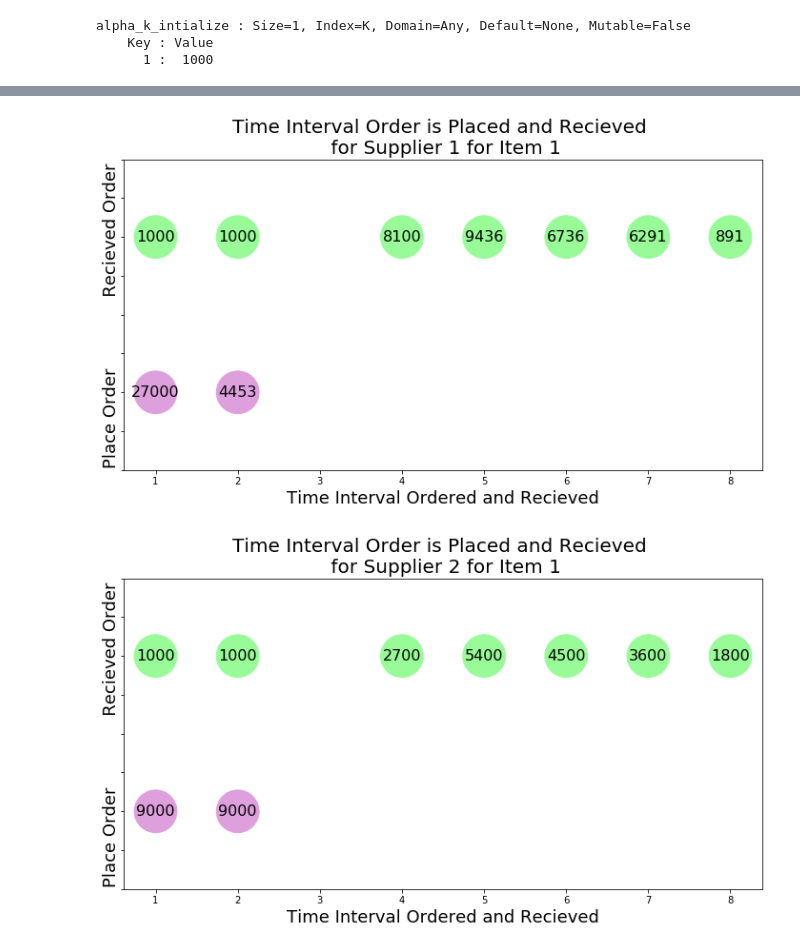
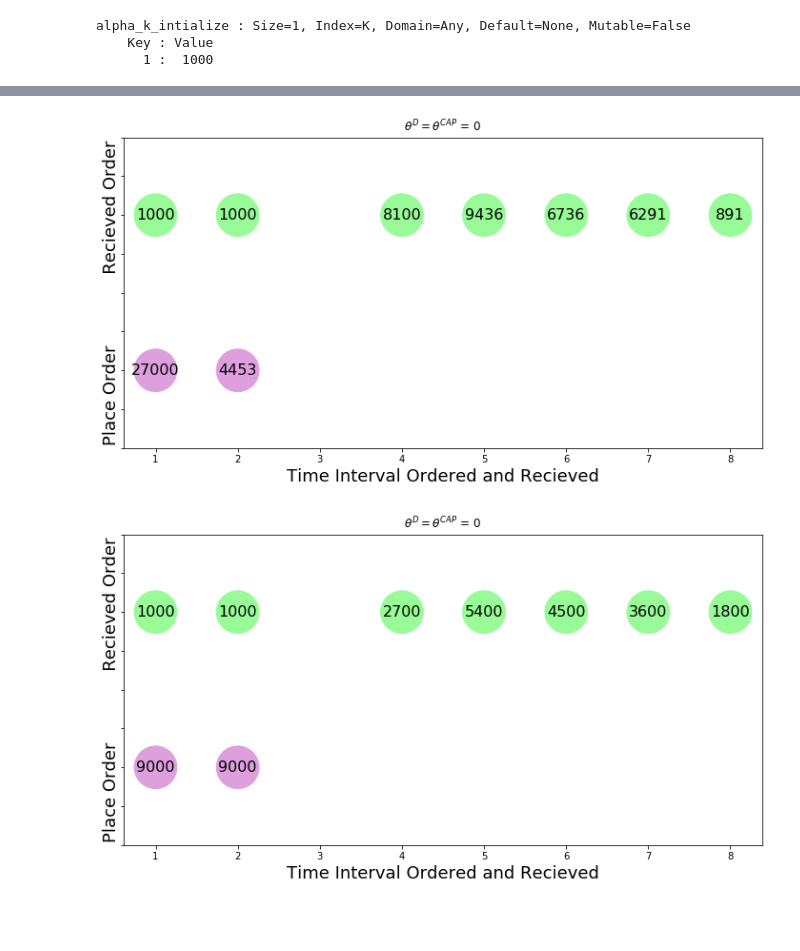
Before and after one commit to cgreene3/epi_supplychain_optimization, a Jupyter notebook: inventory_management/model/not_modules/epi_inventory_optimization.ipynb, the cells around one changed output, grey strips where cells are left out. Saved outputs shown, nothing was run; the diff lists cells and outputs as text; code cells hidden in the pictures; blank space fills up the shorter version.

```diff
--- a/inventory_management/model/not_modules/epi_inventory_optimization.ipynb
+++ b/inventory_management/model/not_modules/epi_inventory_optimization.ipynb
@@ -562,23 +562,24 @@ for i in range(1,I+1):
 # %%
 for i in range(1, I+1):
 
     fig, ax = plot.subplots(figsize=(12,6))
     nx.draw(G_dict_all.get('supplier' + str(i)),
             pos_dict_all.get('supplier' + str(i)),
             labels=label_dict_all.get('supplier' + str(i)),
             node_size=2000, font_size=16, with_labels = True,
             node_color=color_dict_all.get('supplier' + str(i)),
             ax = ax)
     ax.set_xlabel('Time Interval Ordered and Recieved',
                  fontsize = 18)
     ax.set_ylabel('Place Order             Recieved Order',
                  fontsize = 18)
     ax.set(ylim=(.5, 2.5))
-    ax.set_title('Time Interval Order is Placed and Recieved \n for Supplier '+ str(i)+' for Item 1',
-                fontsize = 20)
+    #ax.set_title('Time Interval Order is Placed and Recieved \n for Supplier '+ str(i)+' for Item 1',
+    #            fontsize = 20)
+    ax.set_title(r'$\theta^D = \theta^{CAP}$ = 0')
     ax.tick_params(left=True, bottom=True, labelleft=False, labelbottom=True)
     limits=plot.axis('on')
     plot.savefig('Item_1_Supplier' + str(i)+'.jpg')
 # %% [output]
-[figure, old version]
+[figure, new version]
-[figure, old version]
+[figure, new version]
```
Also changed, not shown: parts of 4 cells of this notebook, 8 other files.
